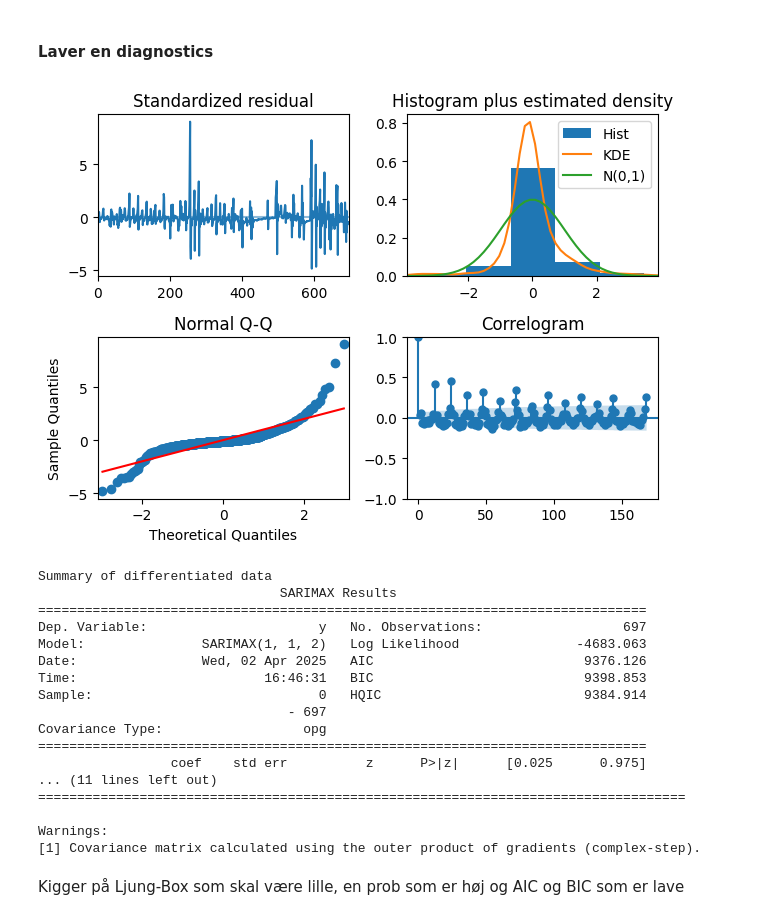
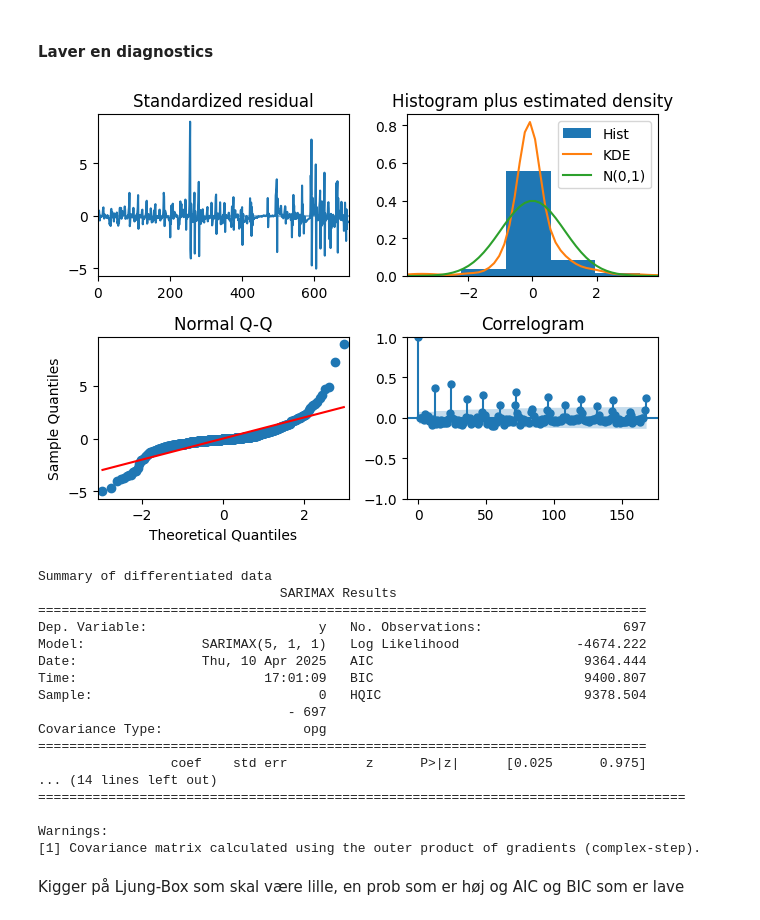
Before and after one commit to MortenHay/EnergyAnalytics, a Jupyter notebook: Assignment2/Aflevering-2.ipynb, the cells around one changed output. Cells and saved outputs as stored; diff of their text form; code cells hidden in the pictures.

Commit message:
Fjoller med plots

```diff
--- a/Assignment2/Aflevering-2.ipynb
+++ b/Assignment2/Aflevering-2.ipynb
@@ -31,2 +32,20 @@ warnings.filterwarnings("ignore")
+# %%
+#Define training and testing periods
+train_start = '2023-04-01'
+train_end = '2023-08-31'
+test_start = '2023-09-01'
+test_end = '2023-09-30'
+
+
+# Split the data from Elspotprices2nd
+train = df_prices[(df_prices['HourUTC'] >= train_start) & (df_prices['HourUTC'] <= train_end)]
+test = df_prices[(df_prices['HourUTC'] >= test_start) & (df_prices['HourUTC'] <= test_end)]
+
+# Split the data from ProdConData
+train_set_P = df_data[(df_prices['HourUTC'] >= train_start) & (df_data['HourUTC'] <= train_end)]
+test_set_P = df_data[(df_prices['HourUTC'] >= test_start) & (df_data['HourUTC'] <= test_end)]
+n = len(train['SpotPriceDKK'])
+N = len(df_prices['SpotPriceDKK'])
+df_data['SpotPriceDKK'] = df_prices["SpotPriceDKK"]
 # %% [markdown]
 Antager at vi skal starte med at lave ACF og PACF for at finde ud af hvordan vi fitter modellerne
@@ -217,28 +218,28 @@ ARIMA(1,0,2) på diff data er det bedste. Dette kan også ses ved
 # %% [markdown]
 #### Laver en diagnostics
 # %%
-model = pm.arima.ARIMA(order=(1, 1, 2))
-model.fit(test_set_E['SpotPriceDKK'])
+model = pm.arima.ARIMA(order=(5,1,1))
+model.fit(test['SpotPriceDKK'])
 model_diagnostics = model.plot_diagnostics(lags=168, fig=plt.figure())
 plt.tight_layout()
 plt.show()
 print("Summary of differentiated data")
 print(model.summary())
 # %% [output]
-[figure, old version]
+[figure, new version]
 Summary of differentiated data
                                SARIMAX Results
 ==============================================================================
 Dep. Variable:                      y   No. Observations:                  697
-Model:               SARIMAX(1, 1, 2)   Log Likelihood               -4683.063
-Date:                Wed, 02 Apr 2025   AIC                           9376.126
-Time:                        16:46:31   BIC                           9398.853
-Sample:                             0   HQIC                          9384.914
+Model:               SARIMAX(5, 1, 1)   Log Likelihood               -4674.222
+Date:                Thu, 10 Apr 2025   AIC                           9364.444
+Time:                        17:01:09   BIC                           9400.807
+Sample:                             0   HQIC                          9378.504
                                 - 697
 Covariance Type:                  opg
 ==============================================================================
                  coef    std err          z      P>|z|      [0.025      0.975]
-... (11 lines left out)
+... (14 lines left out)
 ===================================================================================
 
 Warnings:
```
Also changed, not shown: parts of 24 cells of this notebook.
